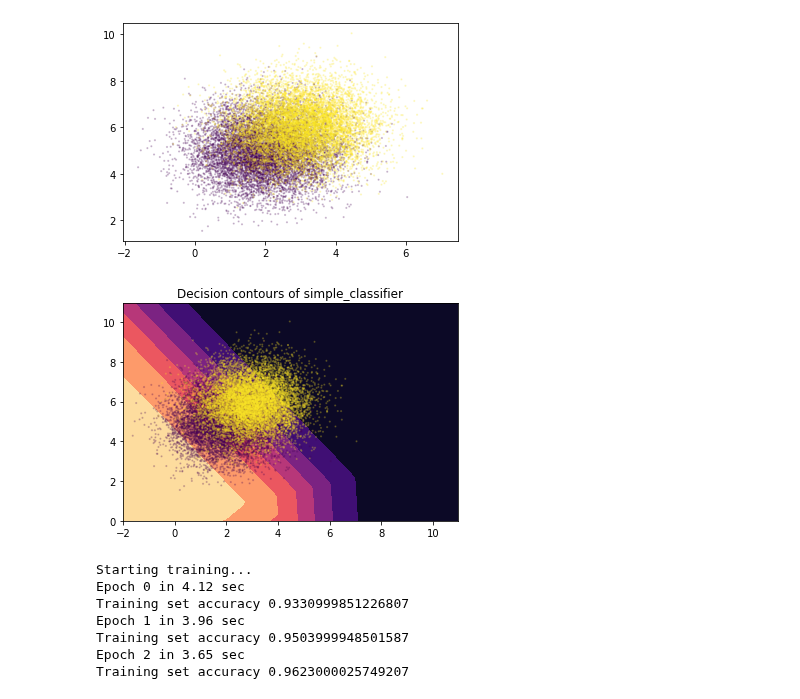
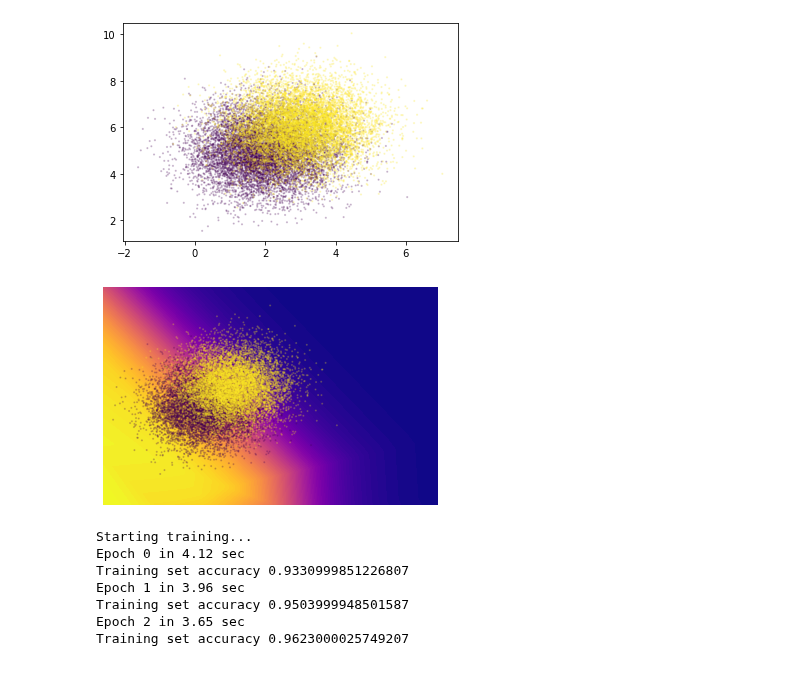
Before and after one commit to gradhep/neos, a Jupyter notebook: 00_nn.ipynb, the cells around one changed output. Drawn from its saved outputs; the diff is of its cells as text; code cells hidden in the pictures.

```diff
--- a/00_nn.ipynb
+++ b/00_nn.ipynb
@@ -37,11 +32,11 @@ def one_hot(x, k, dtype=np.float32):
 #export
 class simple_classifier:
     '''A simple classifier trained on separating two close normal distributions. Modelled after jax/examples/mnist_classifier.py.'''
-    def __init__(self,rng=PRNGKey(0), dist=1):
+    def __init__(self,rng=PRNGKey(0), dist=1, nodes=10):
 
         # Set up architecture
         self.init_random_params, self.predict = stax.serial(
-        Dense(10), Relu,
+        Dense(nodes), Relu,
         Dense(2), LogSoftmax)
 
         # save random seed and dist
@@ -62,8 +57,9 @@ class simple_classifier:
         # placeholder for neural network parameters
         self.params = []
 
-    def __call__(self,x):
-        return self.predict(self.params,x)
+    def __call__(self,x,params=None):
+        if params == None: params=self.params
+        return self.predict(params,x)
 
     def plot_train_data(self):
         plt.scatter(self.train_data[:,0], self.train_data[:,1],c=self.train_labels[:,0],alpha=0.2,s=1.4)
@@ -135,7 +131,7 @@ class simple_classifier:
         # keep trained parameters
         self.params = params
 
-    def plot_decision(self,plot_data=False):
+    def plot_decision(self,plot_data=False,cmap='plasma',levels=50):
         '''Helper function to plot decision contours of classifier.'''
         delta = 0.05
         x = np.arange(-2.0, 11.0, delta)
@@ -144,10 +140,12 @@ class simple_classifier:
         pairs = np.dstack([X, Y]).reshape(-1, 2)
         Z = np.exp(self.predict(self.params,pairs))[:,1].reshape(X.shape)
         fig, ax = plt.subplots()
-        CS = ax.contourf(X, Y, Z,cmap='magma')
-        ax.set_title('Decision contours of simple_classifier')
+        CS = ax.contourf(X, Y, Z,levels=levels,cmap=cmap)
+        #ax.set_title('Decision contours of simple_classifier')
         if plot_data:
-            ax.scatter(self.train_data[:,0], self.train_data[:,1],c=self.train_labels[:,0],alpha=0.2,s=1.4)
+            ax.scatter(self.train_data[:,0], self.train_data[:,1],c=self.train_labels[:,0],alpha=0.2,s=1.2)
+        plt.axis('off')
+        #plt.savefig("test.png", bbox_inches='tight',dpi=324)
         plt.show()
 
     def gen_sig(self,nev,rng=PRNGKey(21)):
@@ -172,8 +170,8 @@ x.plot_train_data()
 # %% [output]
 [figure]
 # %%
-x.plot_decision(True)
+x.plot_decision(True,levels=100)
 # %% [output]
-[figure, old version]
+[figure, new version]
 # %%
 #export
```
Also changed, not shown: parts of 5 cells of this notebook, 11 other files.
